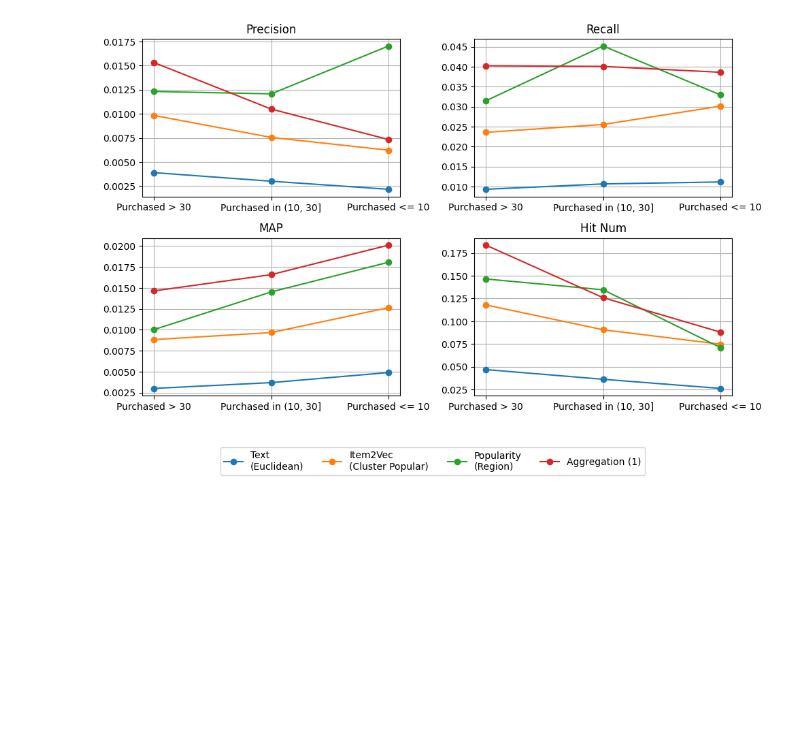
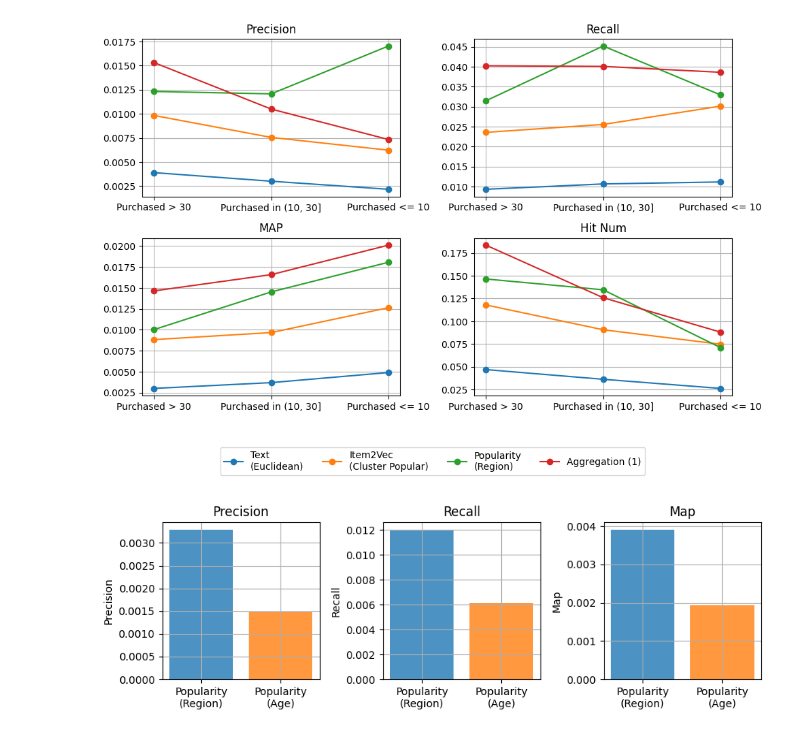
Before and after one commit to JoeZhao527/fashion-rec, a Jupyter notebook: analysis.ipynb, the cells around one changed output. Drawn from its saved outputs; the diff is of its cells as text; code cells hidden in the pictures; blank space fills up the shorter version.

```diff
--- a/analysis.ipynb
+++ b/analysis.ipynb
@@ -90,8 +96,10 @@ plt.show()
 [figure]
 # %%
 visualize_compare_recommendations(
-    new_user_mean.transpose().to_dict(),
+    normalize_evaluation(new_user_mean).transpose().to_dict(),
     metrics=['precision', 'recall', 'map'],
     fig_width=3,
     vertical=False
 )
+# %% [output]
+[figure, added]
```
Also changed, not shown: parts of 2 cells of this notebook, 9 other files.
